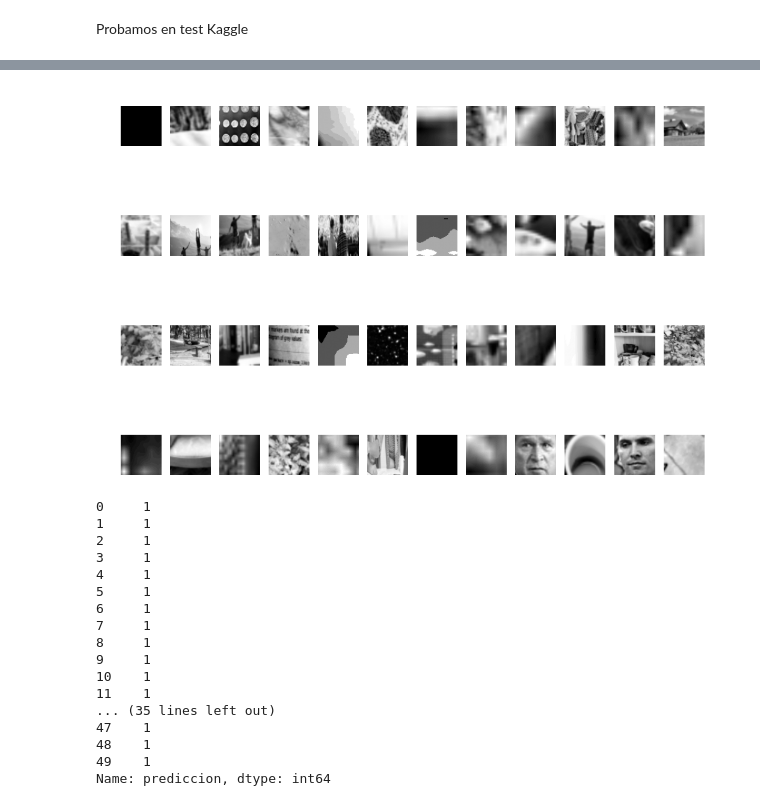
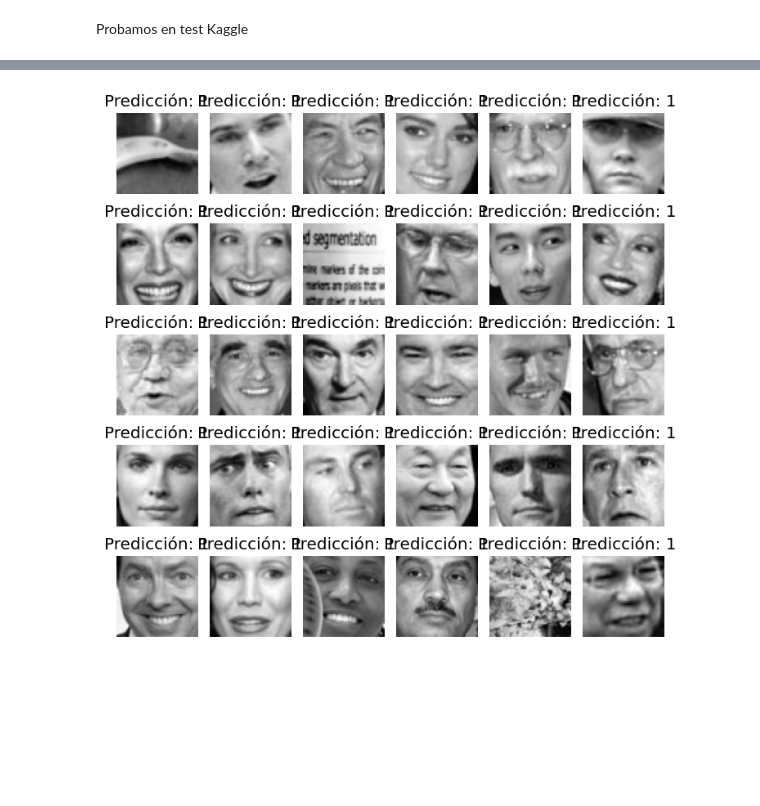
Before and after one commit to joacoguerrae/obligatorio_ml_para_ia, a Jupyter notebook: notebook_obligatorio_sanes_guerra.ipynb, the cells around one changed output, grey strips where cells are left out. Drawn from its saved outputs; the diff is of its cells as text; code cells hidden in the pictures; blank space fills up the shorter version.

Commit message:
version con Random Forest

```diff
--- a/notebook_obligatorio_sanes_guerra.ipynb
+++ b/notebook_obligatorio_sanes_guerra.ipynb
@@ -434,2 +422,0 @@ El score con 50 árboles es:
-# %%
-rf_model.fit(X_pca_train, y_train)
@@ -437,0 +423,12 @@ RandomForestClassifier(random_state=42)
+# %%
+X_train_rf, X_test_rf, y_train_rf, y_test_rf = train_test_split(X_pca_train, y_train, test_size=0.1, random_state=42)
+# %%
+dict_randomForest = {}
+for i in [10,100,200]:
+    dict_randomForest[i] = RandomForestClassifier(n_estimators=i, random_state=42)
+    print(f'El score con {i} árboles es:')
+    # Accuracy en train sin cross validation
+    dict_randomForest[i].fit(X_train_rf, y_train_rf)
+    print(dict_randomForest[i].score(X_train_rf, y_train_rf))
+    # Accuracy en test sin cross validation
+    print(dict_randomForest[i].score(X_test_rf, y_test_rf))
@@ -443,7 +450,7 @@ Accuracy en test: 0.9976657329598506
 # %% [markdown]
 Probamos en test Kaggle
 # %%
-y_pred_rf_model = rf_model.predict(X_test_pca)
+y_pred_rf_model = dict_randomForest[100].predict(X_test_pca)
 # %%
 df_pred_rf_model = pd.DataFrame(X_test_flatten)
 # %%
@@ -458,32 +466,12 @@ Name: count, dtype: int64
 # %%
 #imprimir las primeras 20 imagenes de test_array donde la prediccion es 1
-samples = sample(range(test_array.shape[0]), 50)
-fig, ax = plt.subplots(4, 12, figsize=(10, 8))
+samples = sample(df_pred_rf_model[df_pred_rf_model['prediccion'] == 1].index.tolist(), 30)
+fig, ax = plt.subplots(5, 6, figsize=(7, 7))
 for i, axi in enumerate(ax.flat):
     axi.imshow(test_array[samples[i]], cmap='gray')
     axi.axis('off')
-    axi.set_title(f"Predicción: {y_pred_rf_model[samples[i]]}")
+    axi.set_title(f"Predicción: {df_pred_rf_model['prediccion'].iloc[samples[i]]}")
 plt.tight_layout()
 plt.show()
 # %% [output]
-[figure, old version]
+[figure, new version]
-# %%
-test_df[0:50]['prediccion']
-# %% [output]
-0     1
-1     1
-2     1
-3     1
-4     1
-5     1
-6     1
-7     1
-8     1
-9     1
-10    1
-11    1
-... (35 lines left out)
-47    1
-48    1
-49    1
-Name: prediccion, dtype: int64
```
Also changed, not shown: parts of 37 cells of this notebook, 2 other files.
